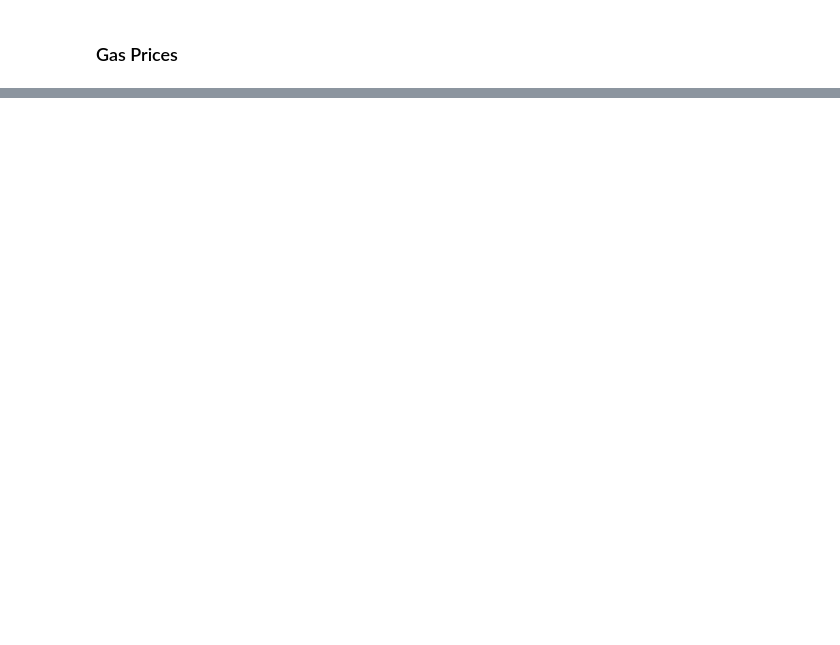
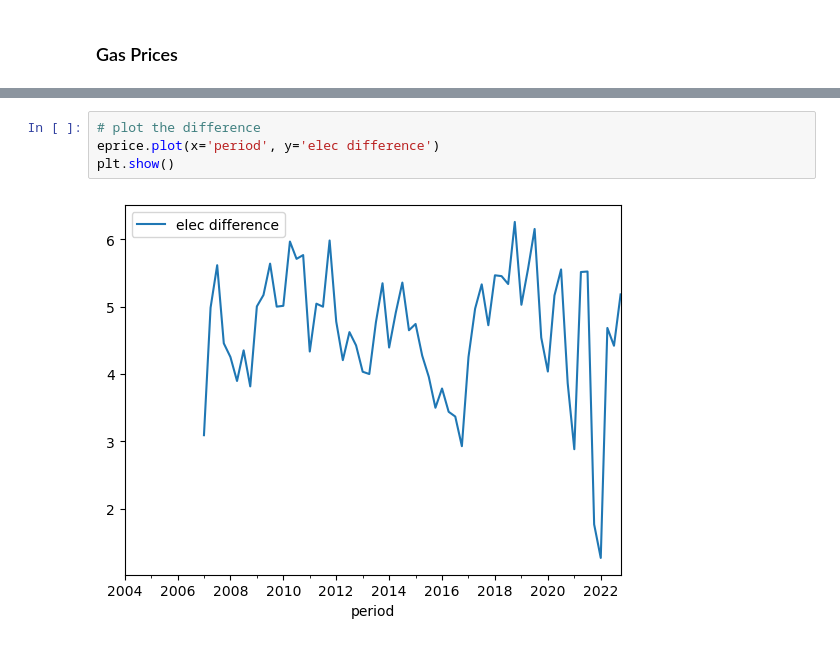
Before and after one commit to samuel-speller/Energy-affects-on-CPI-analysis, a Jupyter notebook: energy_intensity_CPI.ipynb, the cells around one changed output, grey strips where cells are left out. Drawn from its saved outputs; the diff is of its cells as text; blank space fills up the shorter version.

```diff
--- a/energy_intensity_CPI.ipynb
+++ b/energy_intensity_CPI.ipynb
@@ -74,0 +87,6 @@ plt.show()
+# %%
+# plot the difference
+eprice.plot(x='period', y='elec difference')
+plt.show()
+# %% [output]
+[figure, added]
```
Also changed, not shown: parts of 10 cells of this notebook, 1 other file.
